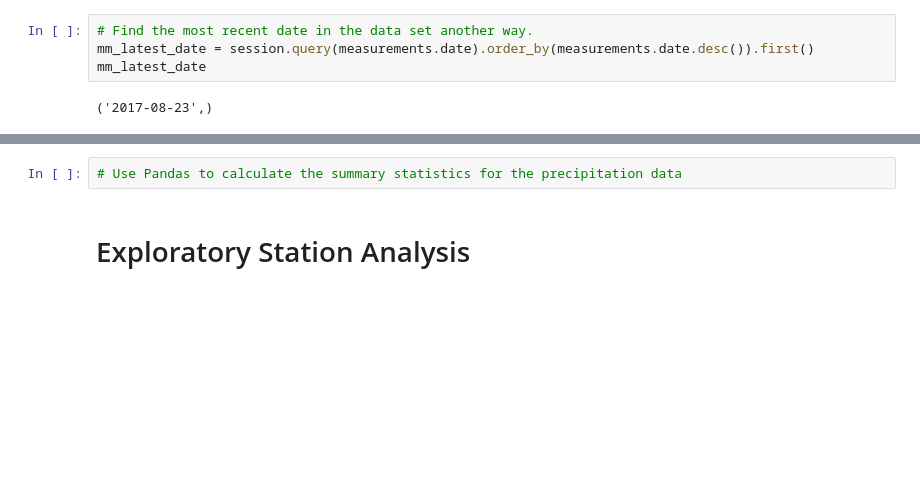
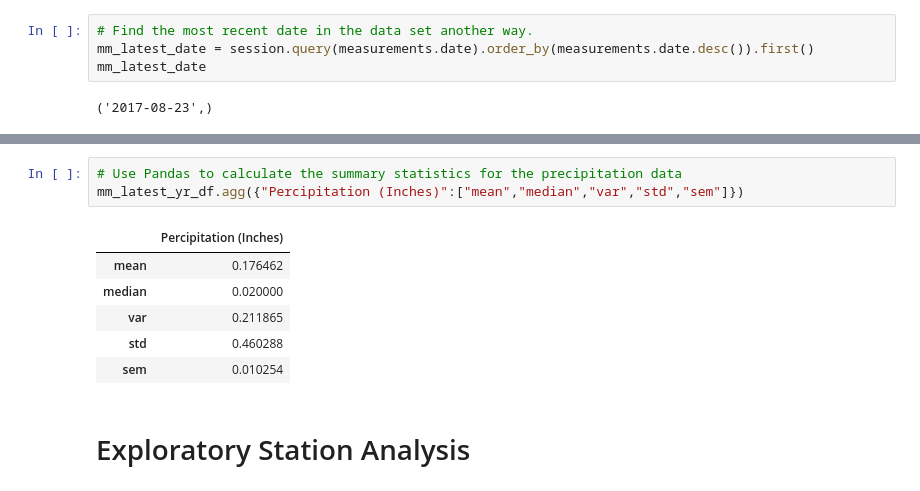
Before and after one commit to cwolf1424/SQLAlchemy-Challenge, a Jupyter notebook: SurfsUp/climate_starter.ipynb, the cells around one changed output, grey strips where cells are left out. Saved outputs shown, nothing was run; the diff lists cells and outputs as text; blank space fills up the shorter version.

```diff
--- a/SurfsUp/climate_starter.ipynb
+++ b/SurfsUp/climate_starter.ipynb
@@ -87,5 +110,13 @@ mm_latest_date
 # %%
 # Use Pandas to calculate the summary statistics for the precipitation data
+mm_latest_yr_df.agg({"Percipitation (Inches)":["mean","median","var","std","sem"]})
+# %% [output]
+|  | Percipitation (Inches) |
+| mean | 0.176462 |
+| median | 0.020000 |
+| var | 0.211865 |
+| std | 0.460288 |
+| sem | 0.010254 |
 # %% [markdown]
 # Exploratory Station Analysis
 # %%
```
Also changed, not shown: parts of 6 cells of this notebook.
